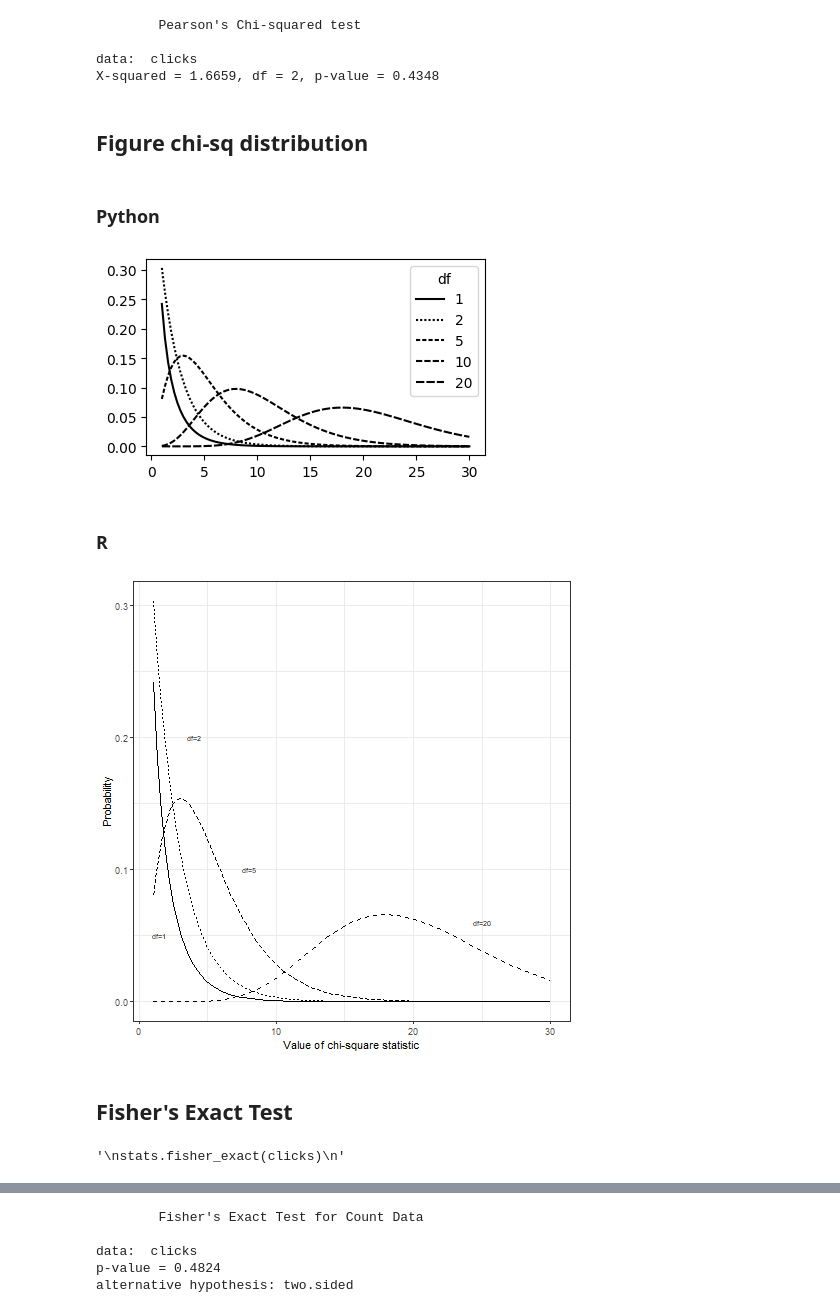
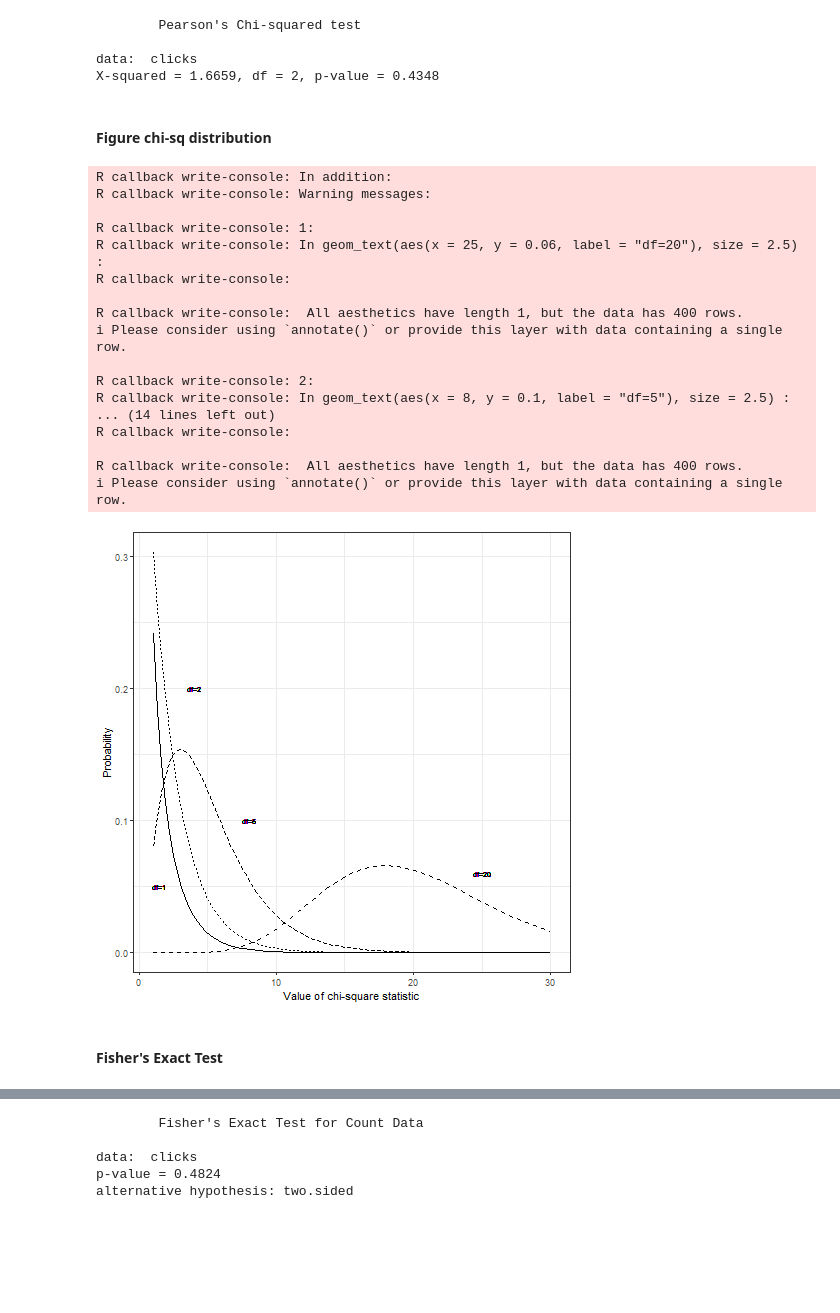
Before and after one commit to draprar/practical-statistics-for-data-scientists, a Jupyter notebook: python_R/notebooks/Chapter 3 - Statistical Experiments and Significance Testing.ipynb, the cells around one changed output, grey strips where cells are left out. Saved outputs shown, nothing was run; the diff lists cells and outputs as text; code cells hidden in the pictures; blank space fills up the shorter version.

Commit message:
update combined Chapter 2 and Chapter 3 notebooks (Python + R)

```diff
--- a/python_R/notebooks/Chapter 3 - Statistical Experiments and Significance Testing.ipynb
+++ b/python_R/notebooks/Chapter 3 - Statistical Experiments and Significance Testing.ipynb
@@ -573,60 +665,41 @@ chisq.test(clicks, simulate.p.value=FALSE)
 data:  clicks
 X-squared = 1.6659, df = 2, p-value = 0.4348
 # %% [markdown]
-## Figure chi-sq distribution
+#### Figure chi-sq distribution
-# %% [markdown]
-### Python
-# %%
-x = [1 + i * (30 - 1) / 99 for i in range(100)]
-
-chi = pd.DataFrame({
-    'x': x,
-    'chi_1': stats.chi2.pdf(x, df=1),
-    'chi_2': stats.chi2.pdf(x, df=2),
-    'chi_5': stats.chi2.pdf(x, df=5),
-    'chi_10': stats.chi2.pdf(x, df=10),
-    'chi_20': stats.chi2.pdf(x, df=20),
-})
-fig, ax = plt.subplots(figsize=(4, 2.5))
-ax.plot(chi.x, chi.chi_1, color='black', linestyle='-', label='1')
-ax.plot(chi.x, chi.chi_2, color='black', linestyle=(0, (1, 1)), label='2')
-ax.plot(chi.x, chi.chi_5, color='black', linestyle=(0, (2, 1)), label='5')
-ax.plot(chi.x, chi.chi_10, color='black', linestyle=(0, (3, 1)), label='10')
-ax.plot(chi.x, chi.chi_20, color='black', linestyle=(0, (4, 1)), label='20')
-ax.legend(title='df')
-
-plt.tight_layout()
-plt.show()
-# %% [output]
-[figure, removed]
-# %% [markdown]
-### R
 # %%
 %%R
 x <- seq(1, 30, length=100)
-chi <- data.frame(
-  df = factor(rep(c(1, 2, 5, 20), each=100)),
-  x = rep(x, 4),
-  p = c(dchisq(x, 1), dchisq(x, 2), dchisq(x, 5), dchisq(x, 20))
-)
+chi <- data.frame(df = factor(rep(c(1, 2, 5, 20), rep(100, 4))),
+                  x = rep(x, 4),
+                  p = c(dchisq(x, 1), dchisq(x, 2), dchisq(x, 5), dchisq(x, 20)))
 
 graph <- ggplot(chi, aes(x=x, y=p)) +
   geom_line(aes(linetype=df)) +
-  annotate("text", x=25, y=0.06, label='df=20', size=2.5) +
-  annotate("text", x=8, y=0.1, label='df=5', size=2.5) +
-  annotate("text", x=4, y=0.2, label='df=2', size=2.5) +
-  annotate("text", x=1.5, y=0.05, label='df=1', size=2.5) +
+  geom_text(aes(x=25, y=0.06, label='df=20'), size=2.5) +
+  geom_text(aes(x=8, y=0.1, label='df=5'), size=2.5) +
+  geom_text(aes(x=4, y=0.2, label='df=2'), size=2.5) +
+  geom_text(aes(x=1.5, y=0.05, label='df=1'), size=2.5) +
   theme_bw() + theme(legend.position = "none") +
   labs(x='Value of chi-square statistic', y='Probability')
 graph
 # %% [output]
+R callback write-console: In addition:
+R callback write-console: Warning messages:
+
+R callback write-console: 1:
+R callback write-console: In geom_text(aes(x = 25, y = 0.06, label = "df=20"), size = 2.5) :
+R callback write-console:
+
+R callback write-console:  All aesthetics have length 1, but the data has 400 rows.
+i Please consider using `annotate()` or provide this layer with data containing a single row.
+
+R callback write-console: 2:
+R callback write-console: In geom_text(aes(x = 8, y = 0.1, label = "df=5"), size = 2.5) :
+... (14 lines left out)
+R callback write-console:
+
+R callback write-console:  All aesthetics have length 1, but the data has 400 rows.
+i Please consider using `annotate()` or provide this layer with data containing a single row.
-[figure, old version]
+[figure, new version]
 # %% [markdown]
-## Fisher's Exact Test
+#### Fisher's Exact Test
-# %%
-### Python Scipy has only an implementation of Fisher's Exact test for 2x2 matrices. There is a github repository that provides a Python implementation that uses the same code as the R version. Installing this requires a Fortran compiler.
-'''
-stats.fisher_exact(clicks)
-'''
-# %% [output]
-'\nstats.fisher_exact(clicks)\n'
```
Also changed, not shown: parts of 56 cells of this notebook, 1 other file.
